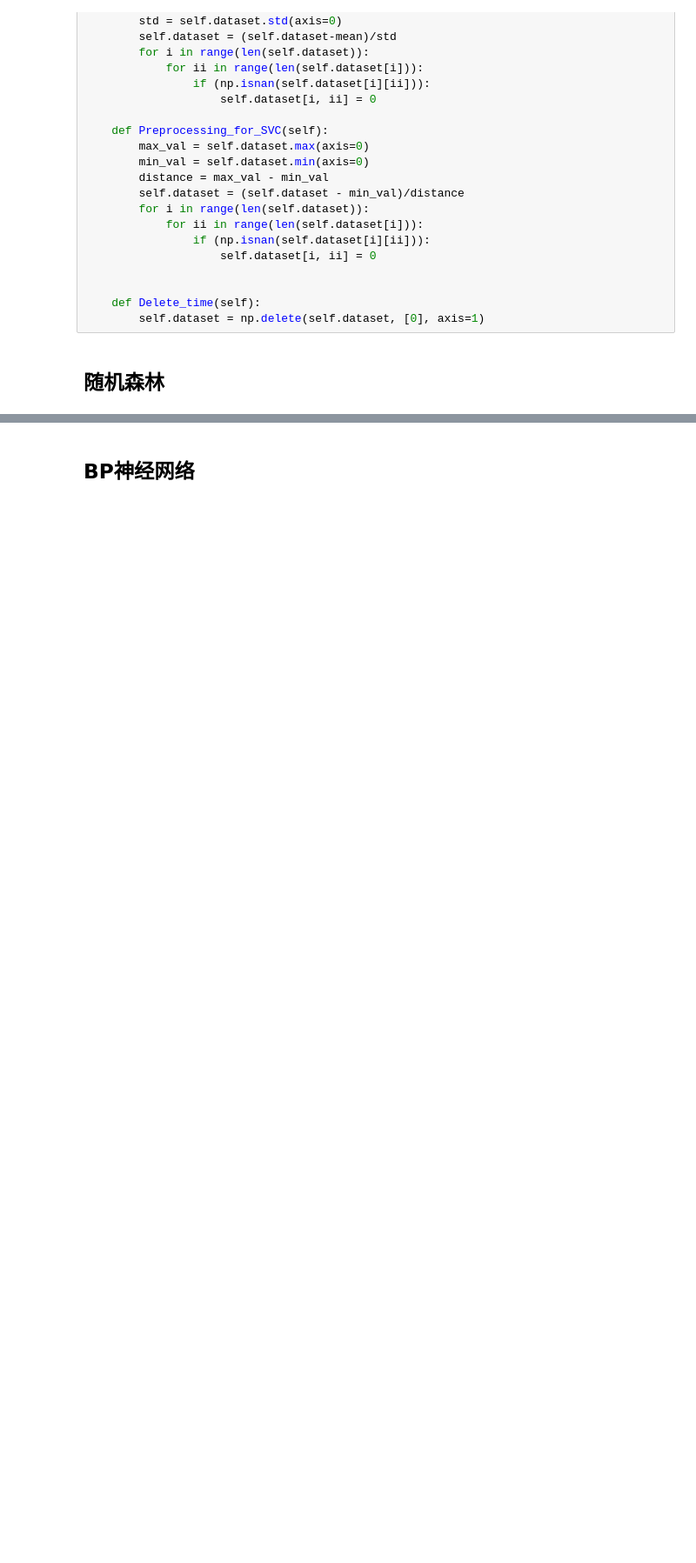
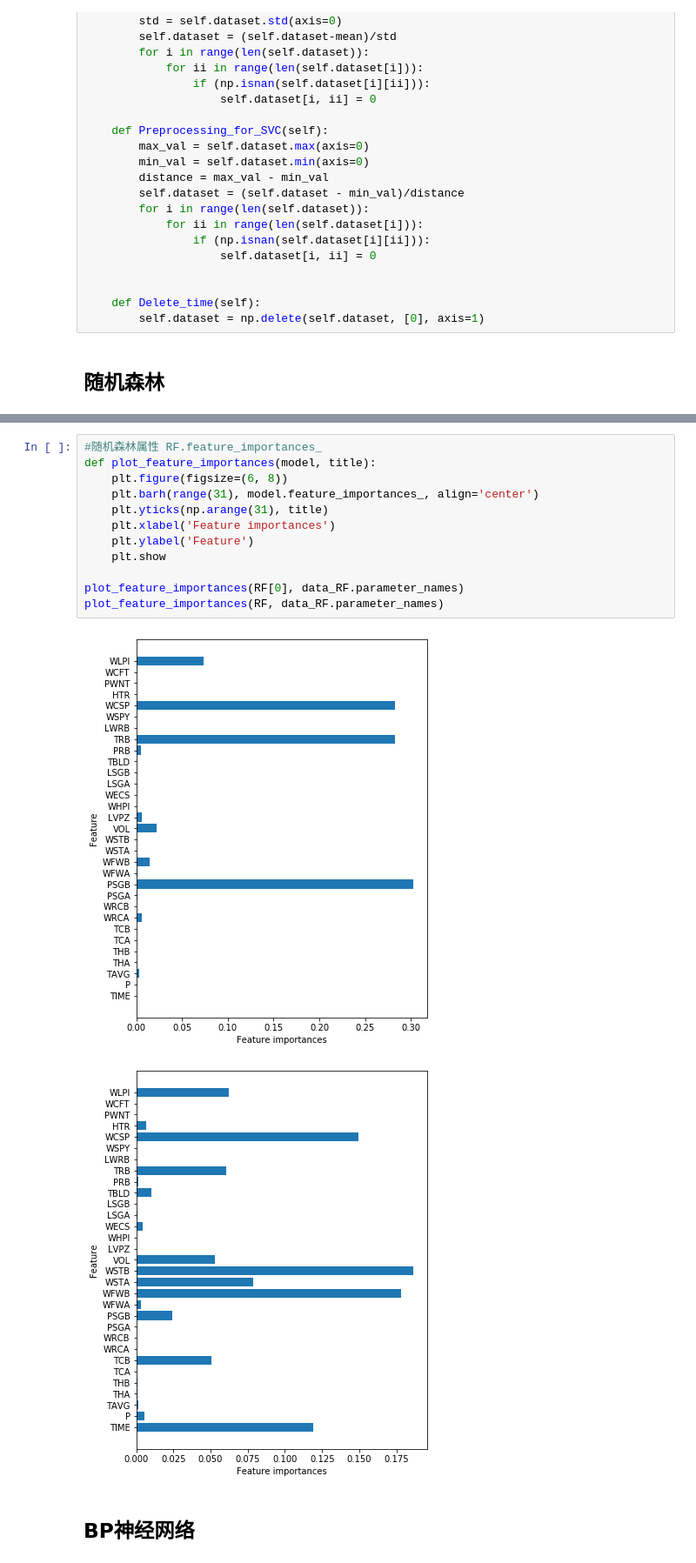
Before and after one commit to chunsen314/python_learning, a Jupyter notebook: Machine_learning.ipynb, the cells around one changed output, grey strips where cells are left out. Shown: that part at 87% size. Cells and saved outputs as stored; diff of their text form; blank space fills up the shorter version.

```diff
--- a/Machine_learning.ipynb
+++ b/Machine_learning.ipynb
@@ -278,2 +327,17 @@ Score SGTR:1.0
+# %%
+#随机森林属性 RF.feature_importances_
+def plot_feature_importances(model, title):
+    plt.figure(figsize=(6, 8))
+    plt.barh(range(31), model.feature_importances_, align='center')
+    plt.yticks(np.arange(31), title)
+    plt.xlabel('Feature importances')
+    plt.ylabel('Feature')
+    plt.show
+
+plot_feature_importances(RF[0], data_RF.parameter_names)
+plot_feature_importances(RF, data_RF.parameter_names)
+# %% [output]
+[figure, added]
+[figure, added]
 # %% [markdown]
 ## BP神经网络
```
Also changed, not shown: parts of 22 cells of this notebook, 17 other files.
